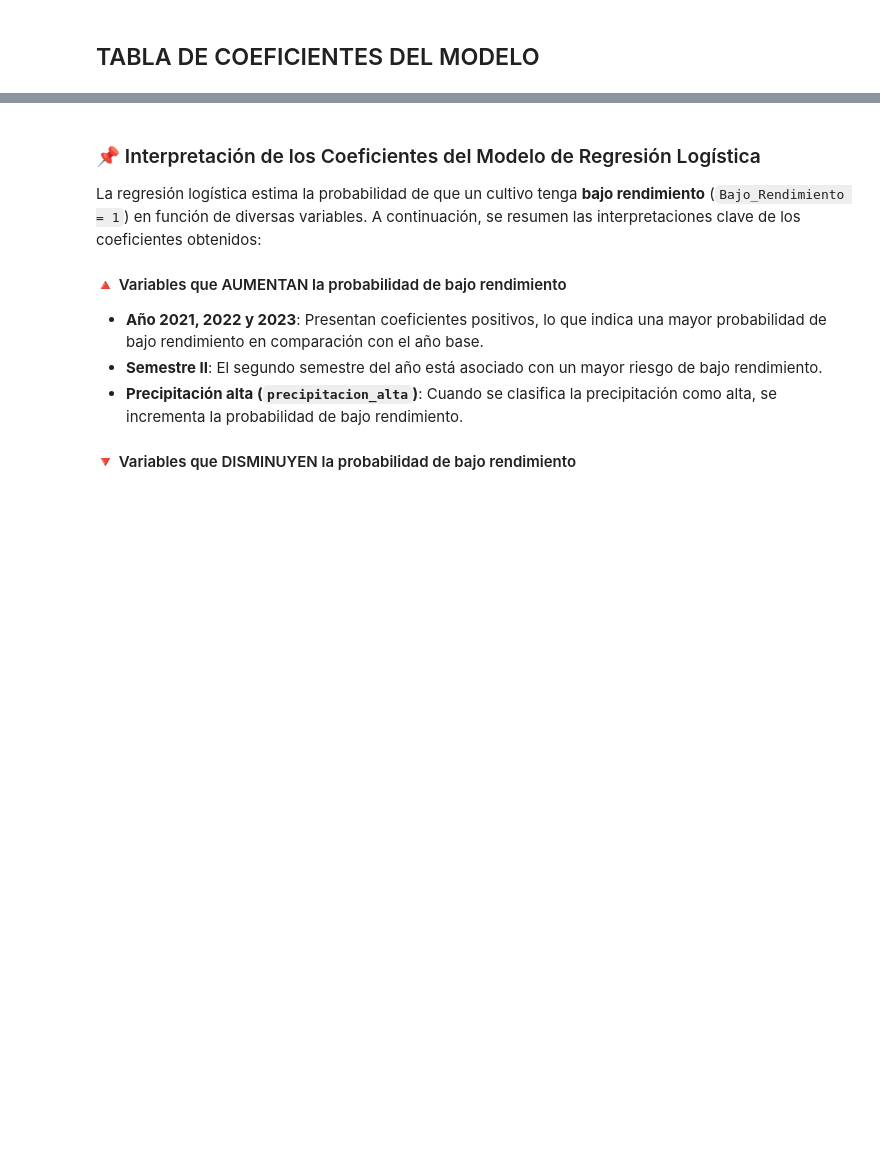
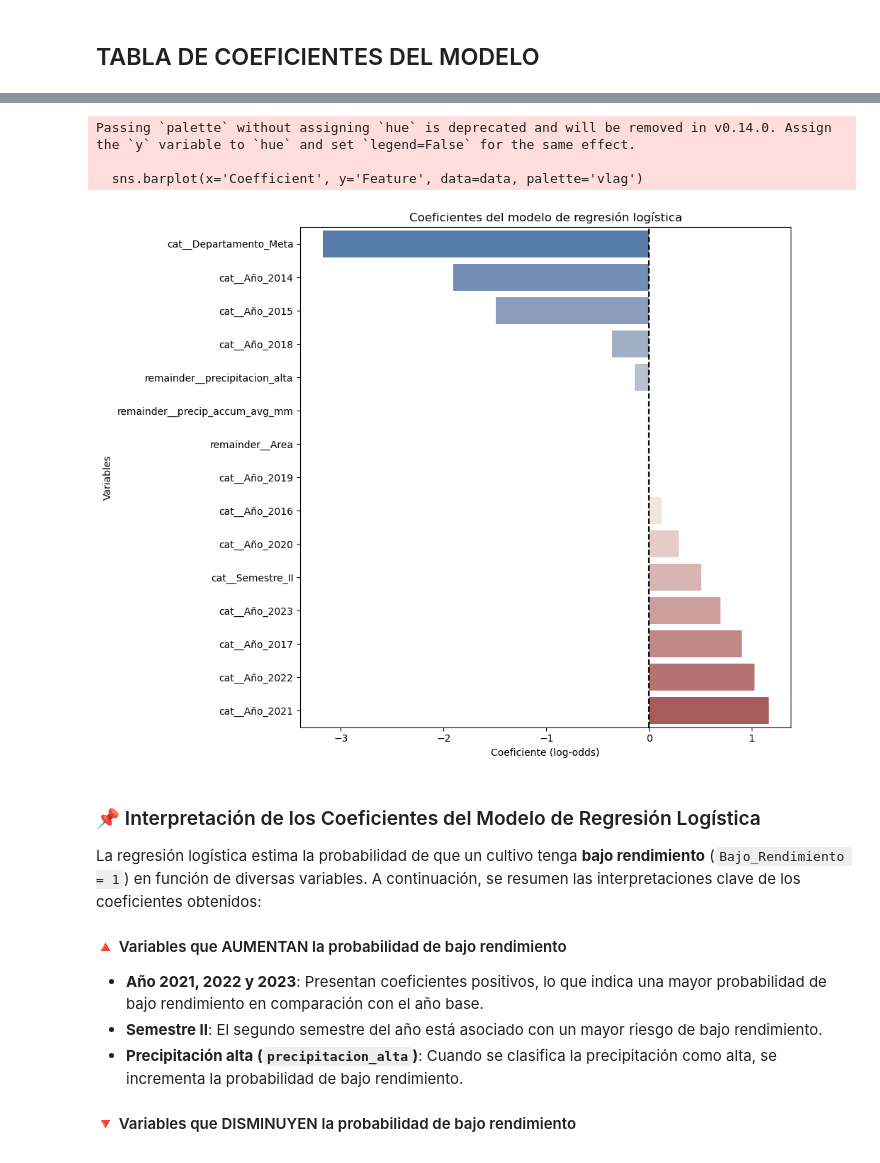
Before and after one commit to Pruizf0310/AnalisisGeoE, a Jupyter notebook: Trabajo_Final/Aptitudarrocera.ipynb, the cells around one changed output, grey strips where cells are left out. Cells and saved outputs as stored; diff of their text form; code cells hidden in the pictures; blank space fills up the shorter version.

```diff
--- a/Trabajo_Final/Aptitudarrocera.ipynb
+++ b/Trabajo_Final/Aptitudarrocera.ipynb
@@ -647,3 +516,42 @@ print(coef_df.sort_values(by='Coefficient', ascending=False))
+# %%
+import pandas as pd
+import matplotlib.pyplot as plt
+import seaborn as sns
+
+# Tus datos (puedes cargarlos desde CSV o copiarlos directamente)
+data = pd.DataFrame({
+    'Feature': [
+        'cat__Año_2021', 'cat__Año_2022', 'cat__Año_2017', 'cat__Año_2023',
+        'cat__Semestre_II', 'cat__Año_2020', 'cat__Año_2016', 'cat__Año_2019',
+        'remainder__Area', 'remainder__precip_accum_avg_mm', 'remainder__precipitacion_alta',
+        'cat__Año_2018', 'cat__Año_2015', 'cat__Año_2014', 'cat__Departamento_Meta'
+    ],
+    'Coefficient': [
+        1.160237, 1.025198, 0.899061, 0.691346,
+        0.506759, 0.283980, 0.121206, 0.049733,
+        -0.001292, -0.001895, -0.142492,
+        -0.361095, -1.489582, -1.905526, -3.177629
+    ]
+})
+
+# Ordenar por coeficiente
+data = data.sort_values('Coefficient')
+
+# Crear el gráfico
+plt.figure(figsize=(10, 8))
+sns.barplot(x='Coefficient', y='Feature', data=data, palette='vlag')
+
+plt.axvline(x=0, color='black', linestyle='--')
+plt.title('Coeficientes del modelo de regresión logística')
+plt.xlabel('Coeficiente (log-odds)')
+plt.ylabel('Variables')
+plt.tight_layout()
+plt.show()
+# %% [output]
+Passing `palette` without assigning `hue` is deprecated and will be removed in v0.14.0. Assign the `y` variable to `hue` and set `legend=False` for the same effect.
+
+  sns.barplot(x='Coefficient', y='Feature', data=data, palette='vlag')
+[figure, added]
 # %% [markdown]
 ### 📌 Interpretación de los Coeficientes del Modelo de Regresión Logística
 
```
Also changed, not shown: parts of 41 cells of this notebook, 29 other files.
